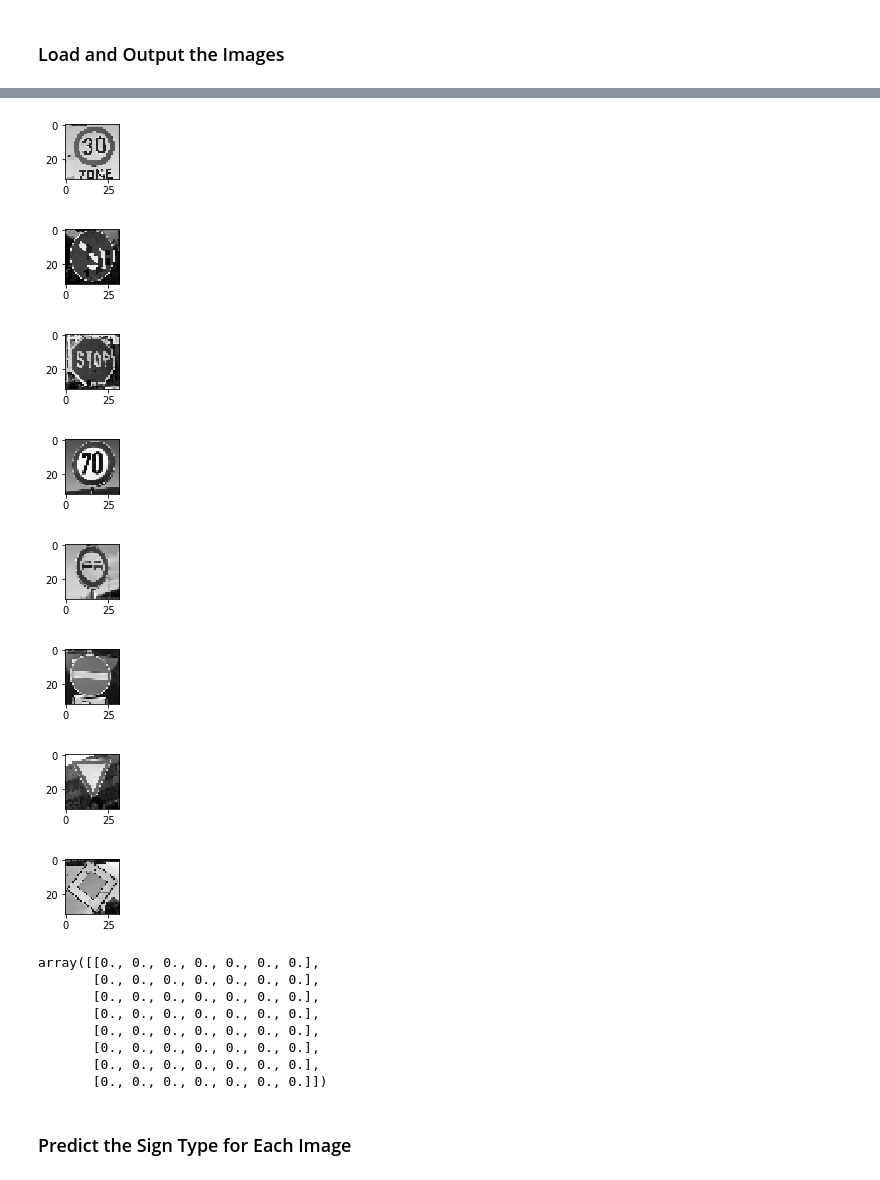
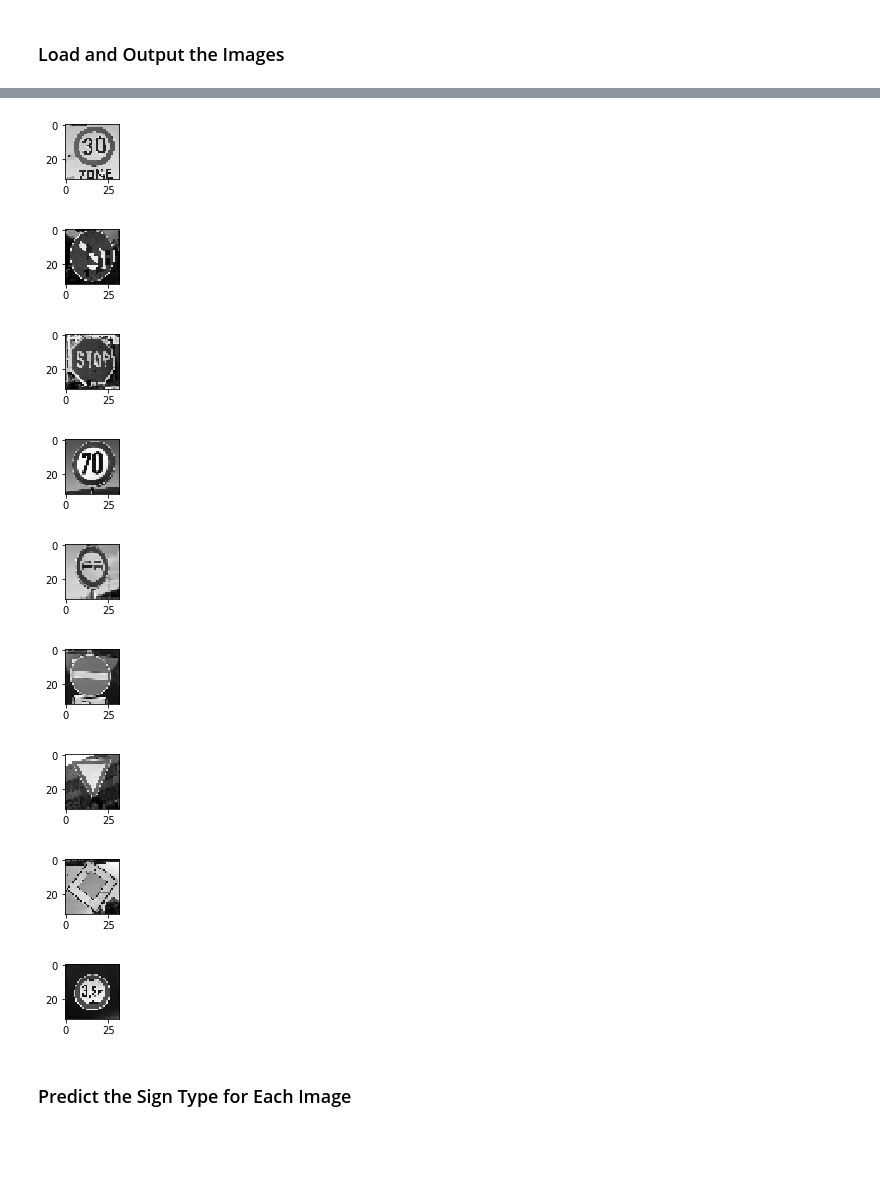
Before and after one commit to uv10000/P3, a Jupyter notebook: Traffic_Sign_Classifier.ipynb, the cells around one changed output, grey strips where cells are left out. Cells and saved outputs as stored; diff of their text form; code cells hidden in the pictures; blank space fills up the shorter version.

```diff
--- a/Traffic_Sign_Classifier.ipynb
+++ b/Traffic_Sign_Classifier.ipynb
@@ -361,7 +360,7 @@ def LeNet(x):      # based on my implementation for the quizz in class
 
     logits=fc3
 
-    return ac2,logits
+    return logits,ac1,ap1,ac2,ap2
 # %% [markdown]
 ### Train, Validate and Test the Model
 # %% [markdown]
@@ -417,7 +416,7 @@ one_hot_y = tf.one_hot(y, 43)
 
 rate = 0.002 #0.001 #0.003
 
-ac2,logits = LeNet(x)
+logits,ac1,ap1,ac2,ap2 = LeNet(x)
 cross_entropy = tf.nn.softmax_cross_entropy_with_logits(labels=one_hot_y, logits=logits)
 loss_operation = tf.reduce_mean(cross_entropy)  \
    + mylambda*tf.reduce_mean(tf.multiply(weights['wc1'],weights['wc1'])) \
@@ -561,31 +561,14 @@ def eval_leNet(img):
     with tf.Session() as sess:
         #saver = tf.train.import_meta_graph('./lenet.meta')
         saver.restore(sess, './lenet')
-        values,indices = sess.run(tf.nn.top_k(tf.nn.softmax(logits),3), feed_dict={x: [img], y: batch_y,keep_prob: 1.0})
+        values,indices = sess.run(tf.nn.top_k(tf.nn.softmax(logits),3), feed_dict={x: [img],keep_prob: 1.0})
         training_accuracy =  evaluate(X_train, y_train)
         return values,indices
 
+#--- define realworld images
+y_realworld=np.array([1,38,14,5,9,17,13,12])  # the true indices of the following images
 
-
-X_realworld=np.array([tempo30_scaled,
-            rechts_vorbei_scaled,
-            stop_scaled,
-            tempo70_scaled,
-            ueberholverbot_scaled,
-            einfahrt_verboten_scaled,
-            vorfahrt_achten_scaled,
-            vorfahrtstrasse_scaled
-            ])
-
-#h3p5m_scaled = preprocess('./verkehrszeichen/3p5m.jpg')
-#print(eval_leNet(h3p5m_scaled))
-y_realworld=np.array([1,38,14,5,9,17,13,12])
-
-
-
-
-#--- define realworld images
-mytable=np.zeros((y_realworld.shape[0], 7))
+mytable=np.zeros((y_realworld.shape[0], 7)) # table to store the softmax probs, the indices and true index
 myindex=0
 
 tempo30_scaled       = preprocess('./verkehrszeichen/tempo30.jpg')
@@ -644,18 +627,36 @@ mytable[myindex,3:6]=indices
 mytable[myindex,6]=y_realworld[myindex]
 myindex=myindex+1
 #----------
+print()
+print('example of German traffic sign not in the list of 43 signs:')
+h3p5m_scaled = preprocess('./verkehrszeichen/3p5m.jpg')
+print(eval_leNet(h3p5m_scaled))
+#---------
+
+X_realworld=np.array([tempo30_scaled,
+            rechts_vorbei_scaled,
+            stop_scaled,
+            tempo70_scaled,
+            ueberholverbot_scaled,
+            einfahrt_verboten_scaled,
+            vorfahrt_achten_scaled,
+            vorfahrtstrasse_scaled
+            ])
+
+#h3p5m_scaled = preprocess('./verkehrszeichen/3p5m.jpg')
+#print(eval_leNet(h3p5m_scaled))
+
 
 np.set_printoptions(precision=2,suppress = True)
 print(mytable)
 
-
-
-print(X_realworld.shape)
-print(y_realworld.shape)
+#print(X_realworld.shape)
+#print(y_realworld.shape)
 
 with tf.Session() as sess:
         #saver = tf.train.import_meta_graph('./lenet.meta')
         saver.restore(sess, './lenet')
+        print()
         print('real world acc:'+str(evaluate(X_realworld,y_realworld)))
 # %% [output]
 INFO:tensorflow:Restoring parameters from ./lenet
@@ -681,23 +679,12 @@ real world acc:0.75
 [figure]
 [figure]
 [figure]
 [figure]
 [figure]
 [figure]
 [figure]
 [figure]
+[figure, added]
-# %%
-values.shape
-mytable
-# %% [output]
-array([[0., 0., 0., 0., 0., 0., 0.],
-       [0., 0., 0., 0., 0., 0., 0.],
-       [0., 0., 0., 0., 0., 0., 0.],
-       [0., 0., 0., 0., 0., 0., 0.],
-       [0., 0., 0., 0., 0., 0., 0.],
-       [0., 0., 0., 0., 0., 0., 0.],
-       [0., 0., 0., 0., 0., 0., 0.],
-       [0., 0., 0., 0., 0., 0., 0.]])
 # %% [markdown]
 ### Predict the Sign Type for Each Image
 # %%
```
Also changed, not shown: parts of 13 cells of this notebook, 4 other files.
